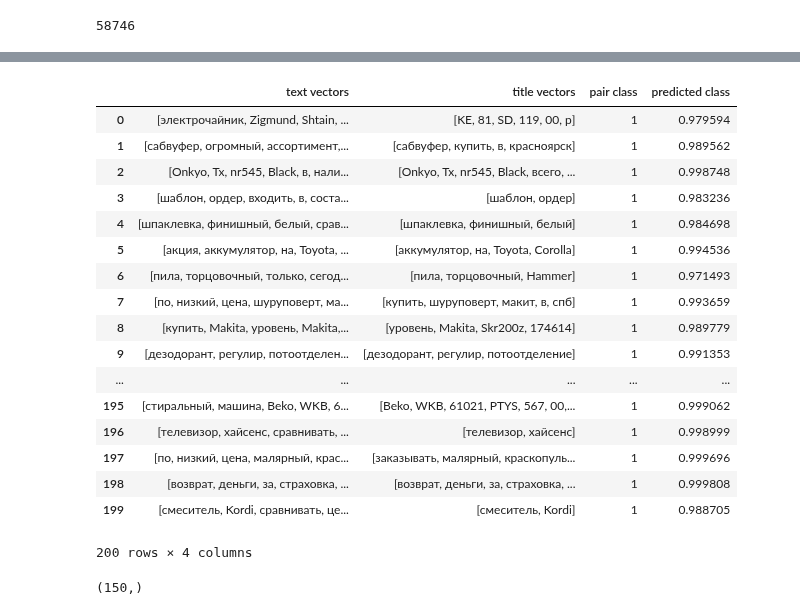
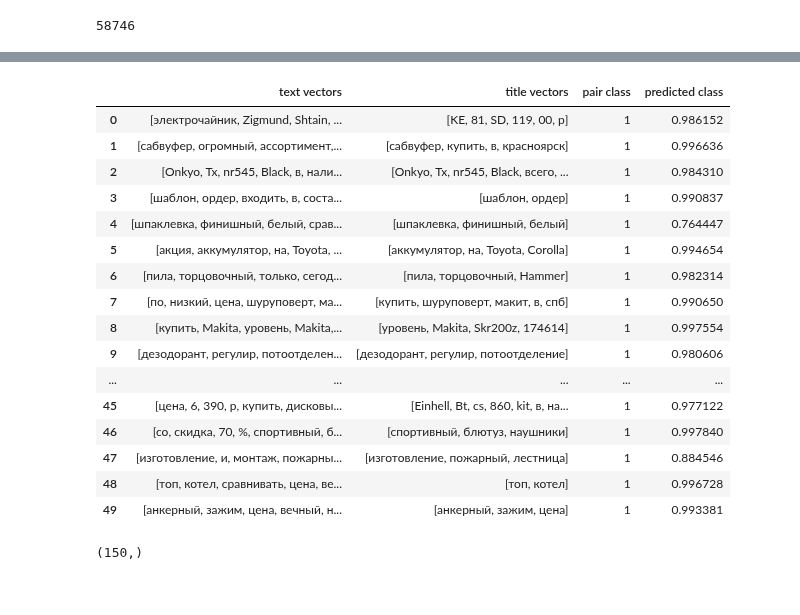
Before and after one commit to innawendell/Describing-Data-, a Jupyter notebook: Ads.ipynb, the cells around one changed output, grey strips where cells are left out. Drawn from its saved outputs; the diff is of its cells as text; code cells hidden in the pictures.

```diff
--- a/Ads.ipynb
+++ b/Ads.ipynb
@@ -215,5 +216,5 @@ unique_lem = unique.drop_duplicates(subset = ['atitle'], keep=False)
 # %%
-unique_lem = unique.drop_duplicates(subset = ['atext'], keep=False)
+unique_lem = unique_lem.drop_duplicates(subset = ['atext'], keep=False)
 # %%
 unique_lem.shape
 # %% [output]
@@ -914,7 +915,7 @@ Best parameters {'subsample': 0.5}
 # Test Set
 # %%
 from sklearn.metrics import roc_auc_score
-lr_test = LogisticRegression(C= 10, penalty= 'l2')
+lr_test = LogisticRegression(C= 10, penalty= 'l1')
 
 lr_test.fit(X_train_pca, new_y_training)
 
@@ -924,7 +925,7 @@ print(lr_test.score(X_test_pca, new_y_test))
 # %%
 rfc_test = RandomForestClassifier(n_jobs = -1,
-                            n_estimators = 1200,
-                            max_depth = 40)
+                            n_estimators = 1000,
+                            max_depth = 50)
 
 rfc_test.fit(X_train_pca, new_y_training)
 
@@ -934,5 +935,5 @@ print(rfc_test.score(X_test_pca, new_y_test))
 # %%
-xgb_test = XGBClassifier(n_estimators = 1000,
+xgb_test = XGBClassifier(n_estimators = 700,
                         max_depth = 6,
                         learning_rate= 0.1,
                         subsample = 0.5)
@@ -966,24 +967,23 @@ array([0.9795941], dtype=float32)
 # %%
-predictions
+predictions.iloc[:50, :]
 # %% [output]
 |  | text vectors | title vectors | pair class | predicted class |
-| 0 | [электрочайник, Zigmund, Shtain, ... | [KE, 81, SD, 119, 00, р] | 1 | 0.979594 |
-| 1 | [сабвуфер, огромный, ассортимент,... | [сабвуфер, купить, в, красноярск] | 1 | 0.989562 |
-| 2 | [Onkyo, Tx, nr545, Black, в, нали... | [Onkyo, Tx, nr545, Black, всего, ... | 1 | 0.998748 |
-| 3 | [шаблон, ордер, входить, в, соста... | [шаблон, ордер] | 1 | 0.983236 |
-| 4 | [шпаклевка, финишный, белый, срав... | [шпаклевка, финишный, белый] | 1 | 0.984698 |
-| 5 | [акция, аккумулятор, на, Toyota, ... | [аккумулятор, на, Toyota, Corolla] | 1 | 0.994536 |
-| 6 | [пила, торцовочный, только, сегод... | [пила, торцовочный, Hammer] | 1 | 0.971493 |
-| 7 | [по, низкий, цена, шуруповерт, ма... | [купить, шуруповерт, макит, в, спб] | 1 | 0.993659 |
-| 8 | [купить, Makita, уровень, Makita,... | [уровень, Makita, Skr200z, 174614] | 1 | 0.989779 |
-| 9 | [дезодорант, регулир, потоотделен... | [дезодорант, регулир, потоотделение] | 1 | 0.991353 |
+| 0 | [электрочайник, Zigmund, Shtain, ... | [KE, 81, SD, 119, 00, р] | 1 | 0.986152 |
+| 1 | [сабвуфер, огромный, ассортимент,... | [сабвуфер, купить, в, красноярск] | 1 | 0.996636 |
+| 2 | [Onkyo, Tx, nr545, Black, в, нали... | [Onkyo, Tx, nr545, Black, всего, ... | 1 | 0.984310 |
+| 3 | [шаблон, ордер, входить, в, соста... | [шаблон, ордер] | 1 | 0.990837 |
+| 4 | [шпаклевка, финишный, белый, срав... | [шпаклевка, финишный, белый] | 1 | 0.764447 |
+| 5 | [акция, аккумулятор, на, Toyota, ... | [аккумулятор, на, Toyota, Corolla] | 1 | 0.994654 |
+| 6 | [пила, торцовочный, только, сегод... | [пила, торцовочный, Hammer] | 1 | 0.982314 |
+| 7 | [по, низкий, цена, шуруповерт, ма... | [купить, шуруповерт, макит, в, спб] | 1 | 0.990650 |
+| 8 | [купить, Makita, уровень, Makita,... | [уровень, Makita, Skr200z, 174614] | 1 | 0.997554 |
+| 9 | [дезодорант, регулир, потоотделен... | [дезодорант, регулир, потоотделение] | 1 | 0.980606 |
 | ... | ... | ... | ... | ... |
-| 195 | [стиральный, машина, Beko, WKB, 6... | [Beko, WKB, 61021, PTYS, 567, 00,... | 1 | 0.999062 |
-| 196 | [телевизор, хайсенс, сравнивать, ... | [телевизор, хайсенс] | 1 | 0.998999 |
-| 197 | [по, низкий, цена, малярный, крас... | [заказывать, малярный, краскопуль... | 1 | 0.999696 |
-| 198 | [возврат, деньги, за, страховка, ... | [возврат, деньги, за, страховка, ... | 1 | 0.999808 |
-| 199 | [смеситель, Kordi, сравнивать, це... | [смеситель, Kordi] | 1 | 0.988705 |
+| 45 | [цена, 6, 390, р, купить, дисковы... | [Einhell, Bt, cs, 860, kit, в, на... | 1 | 0.977122 |
+| 46 | [со, скидка, 70, %, спортивный, б... | [спортивный, блютуз, наушники] | 1 | 0.997840 |
+| 47 | [изготовление, и, монтаж, пожарны... | [изготовление, пожарный, лестница] | 1 | 0.884546 |
+| 48 | [топ, котел, сравнивать, цена, ве... | [топ, котел] | 1 | 0.996728 |
+| 49 | [анкерный, зажим, цена, вечный, н... | [анкерный, зажим, цена] | 1 | 0.993381 |
-200 rows × 4 columns
 # %%
 predictions = pd.DataFrame(test_df_mixed['text vectors'].iloc[-200:])
 predictions['title vectors'] = test_df_mixed['title vectors'].iloc[-200:]
```
Also changed, not shown: parts of 100 cells of this notebook.
